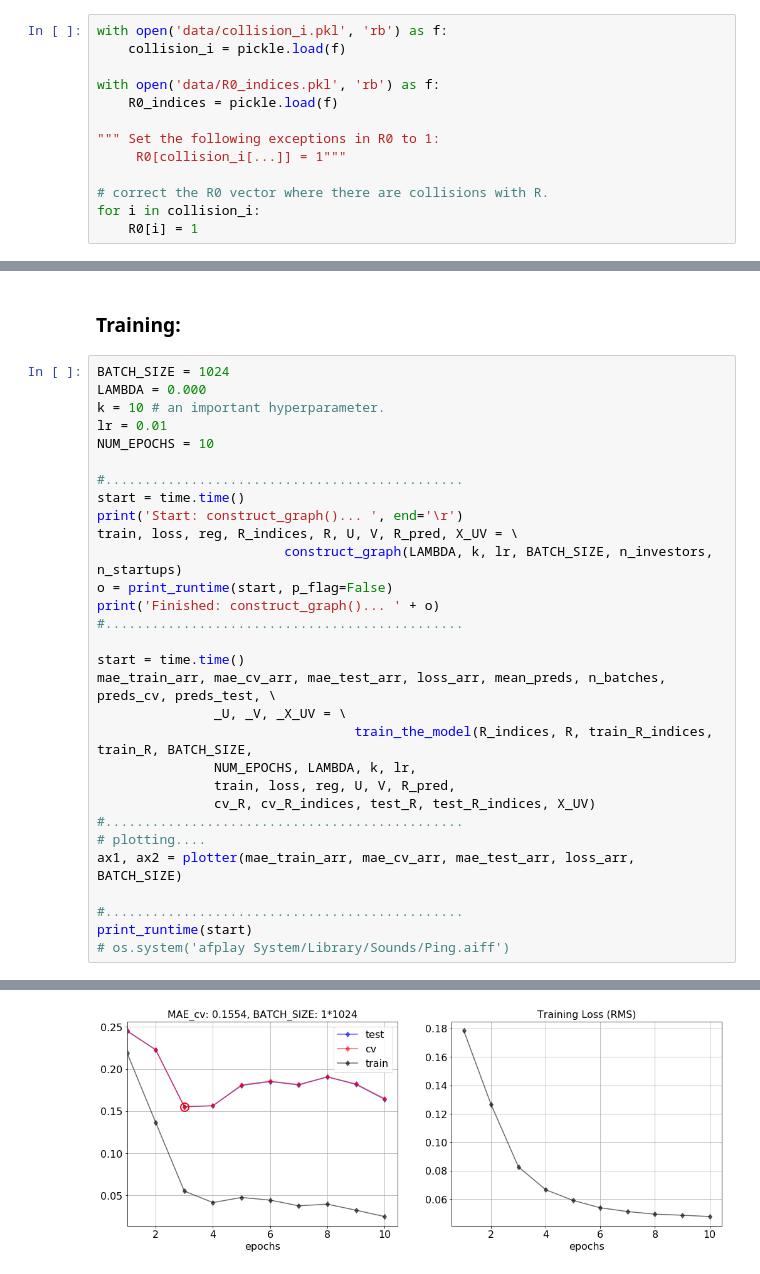
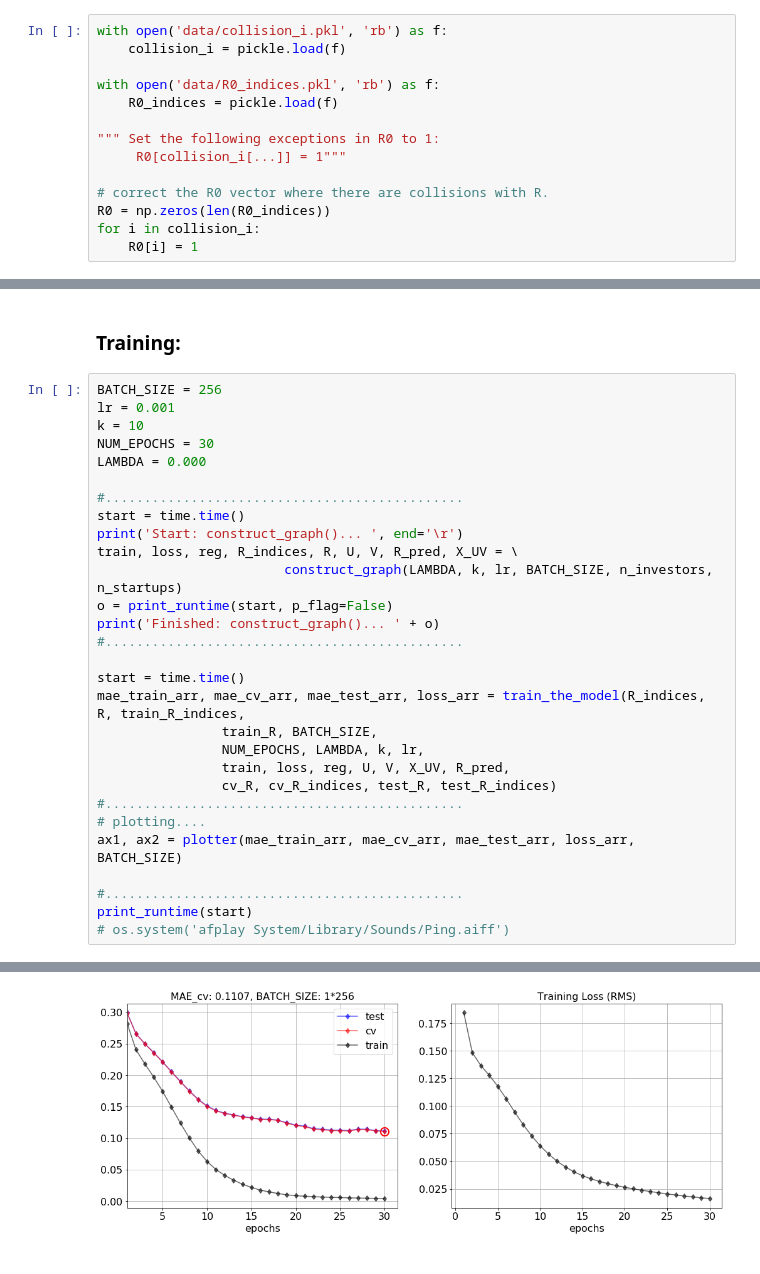
Before and after one commit to Pseud0n1nja/VentureHub, a Jupyter notebook: main.ipynb, the cells around one changed output, grey strips where cells are left out. Drawn from its saved outputs; the diff is of its cells as text.

```diff
--- a/main.ipynb
+++ b/main.ipynb
@@ -206,5 +199,6 @@ with open('data/R0_indices.pkl', 'rb') as f:
      R0[collision_i[...]] = 1"""
 
 # correct the R0 vector where there are collisions with R.
+R0 = np.zeros(len(R0_indices))
 for i in collision_i:
     R0[i] = 1
@@ -223,11 +217,11 @@ test_R_indices.shape:   (425351, 2)
 # %% [markdown]
 ### Training:
 # %%
-BATCH_SIZE = 1024
+BATCH_SIZE = 256
+lr = 0.001
+k = 10
+NUM_EPOCHS = 30
 LAMBDA = 0.000
-k = 10 # an important hyperparameter.
-lr = 0.01
-NUM_EPOCHS = 10
 
 #..............................................
 start = time.time()
@@ -239,12 +233,11 @@ print('Finished: construct_graph()... ' + o)
 #..............................................
 
 start = time.time()
-mae_train_arr, mae_cv_arr, mae_test_arr, loss_arr, mean_preds, n_batches, preds_cv, preds_test, \
-               _U, _V, _X_UV = \
-                                 train_the_model(R_indices, R, train_R_indices, train_R, BATCH_SIZE,
-               NUM_EPOCHS, LAMBDA, k, lr,
-               train, loss, reg, U, V, R_pred,
-               cv_R, cv_R_indices, test_R, test_R_indices, X_UV)
+mae_train_arr, mae_cv_arr, mae_test_arr, loss_arr = train_the_model(R_indices, R, train_R_indices,
+                train_R, BATCH_SIZE,
+                NUM_EPOCHS, LAMBDA, k, lr,
+                train, loss, reg, U, V, X_UV, R_pred,
+                cv_R, cv_R_indices, test_R, test_R_indices)
 #..............................................
 # plotting....
 ax1, ax2 = plotter(mae_train_arr, mae_cv_arr, mae_test_arr, loss_arr, BATCH_SIZE)
@@ -273 +266 @@ Runtime: 6 min 44 sec
-[figure, old version]
+[figure, new version]
```
Also changed, not shown: parts of 11 cells of this notebook, 3 other files.
